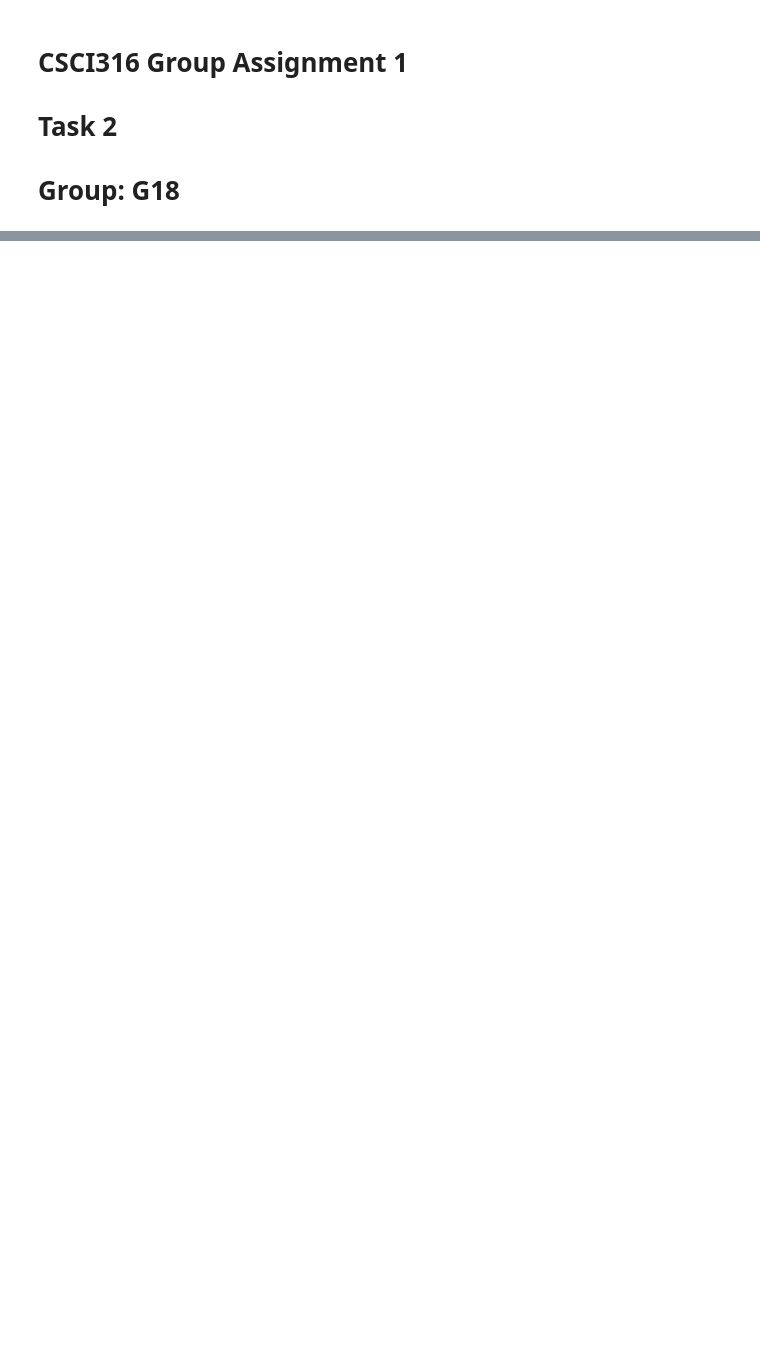
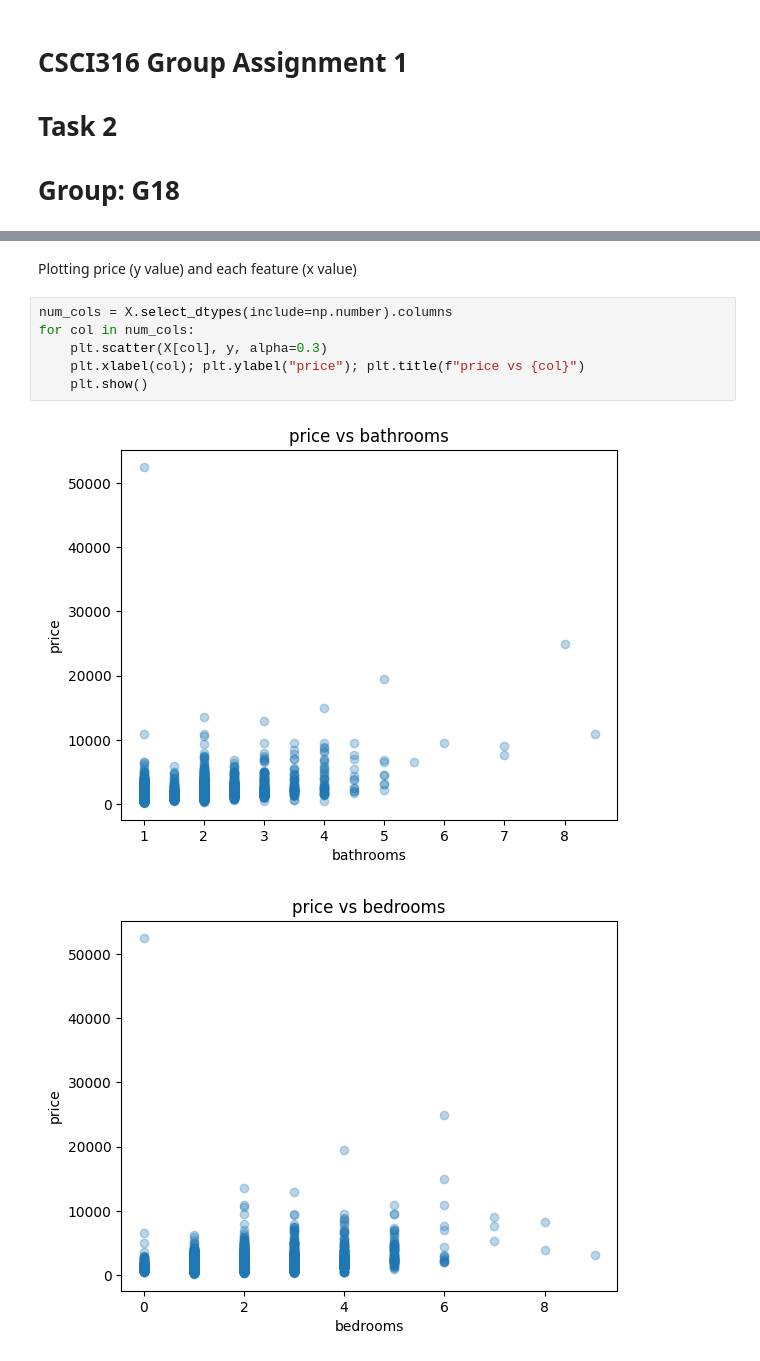
Before and after one commit to beatricemailum/CSCI316_GroupAssignment, a Jupyter notebook: CSCI316_G18_Task2.ipynb, the cells around one changed output, grey strips where cells are left out. Drawn from its saved outputs; the diff is of its cells as text; blank space fills up the shorter version.

```diff
--- a/CSCI316_G18_Task2.ipynb
+++ b/CSCI316_G18_Task2.ipynb
@@ -20,0 +130,11 @@ df.head()
+# %% [markdown]
+Plotting price (y value) and each feature (x value)
+# %%
+num_cols = X.select_dtypes(include=np.number).columns
+for col in num_cols:
+    plt.scatter(X[col], y, alpha=0.3)
+    plt.xlabel(col); plt.ylabel("price"); plt.title(f"price vs {col}")
+    plt.show()
+# %% [output]
+[figure, added]
+[figure, added]
```
Also changed, not shown: parts of 17 cells of this notebook.
